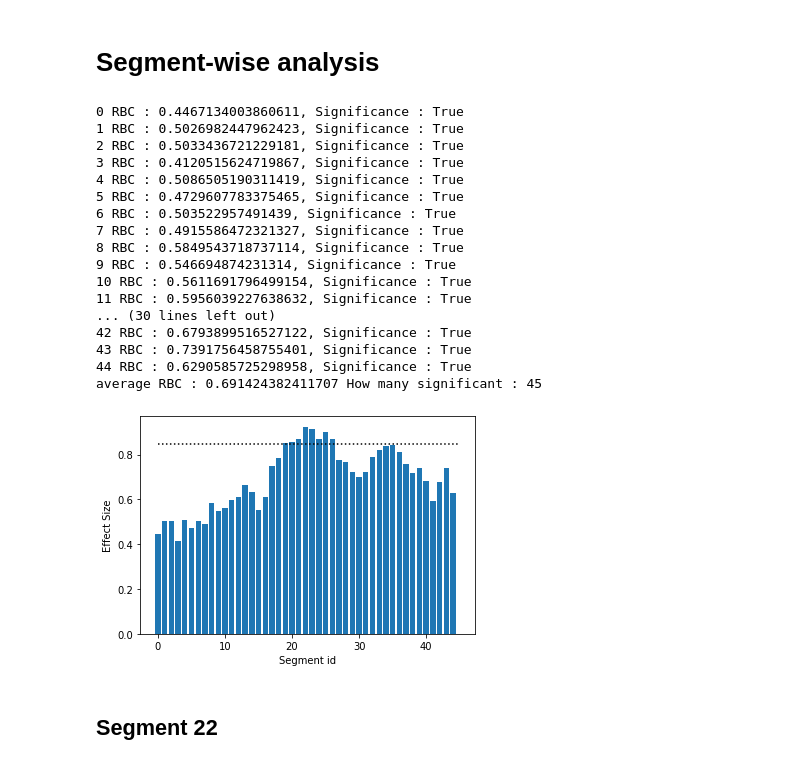
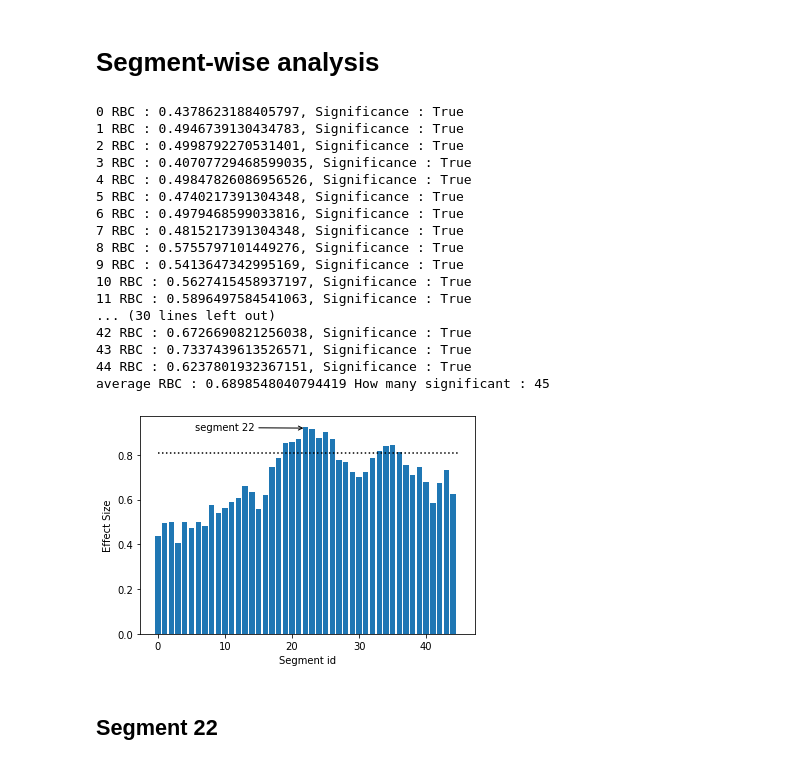
Before and after one commit to mesahwi/Birdsong_Continuity, a Jupyter notebook: example_runs/Analysis.ipynb, the cells around one changed output. Saved outputs shown, nothing was run; the diff lists cells and outputs as text; code cells hidden in the pictures.

```diff
--- a/example_runs/Analysis.ipynb
+++ b/example_runs/Analysis.ipynb
@@ -30,6 +58,6 @@ SEG_DIR = WHOLE_DIR+'segments/'
 whole = glob(WHOLE_DIR+'*.csv')
 df_whole = pd.read_csv(whole[0], index_col=0)
 # %%
-whole_wilcoxon = pg.wilcoxon(df_whole['CNS_Rmins'], df_whole['RNS_Ravgs'], tail='one-sided')
+whole_wilcoxon = pg.wilcoxon(df_whole['CNS_Rmins'], df_whole['RNS_Ravgs'], alternative='less')
 whole_wilcoxon
 # %% [output]
@@ -70,7 +98,7 @@ for filename in tqdm(seg_file_names):
 ws = []
 num_sigs = 0
 for i, df in enumerate(df_list):
-    w = pg.wilcoxon(df['CNS_Rmins'], df['RNS_Ravgs'], tail='one-sided')
+    w = pg.wilcoxon(df['CNS_Rmins'], df['RNS_Ravgs'], alternative='less')
     ws.append(abs(w.RBC.values[0]))
 
     if w["p-val"].values[0] < 0.05:
@@ -82,31 +110,34 @@ for i, df in enumerate(df_list):
 
 print('average RBC :', np.mean(ws), 'How many significant :', num_sigs)
 # %% [output]
-0 RBC : 0.4467134003860611, Significance : True
-1 RBC : 0.5026982447962423, Significance : True
-2 RBC : 0.5033436721229181, Significance : True
-3 RBC : 0.4120515624719867, Significance : True
-4 RBC : 0.5086505190311419, Significance : True
-5 RBC : 0.4729607783375465, Significance : True
-6 RBC : 0.503522957491439, Significance : True
-7 RBC : 0.4915586472321327, Significance : True
-8 RBC : 0.5849543718737114, Significance : True
-9 RBC : 0.546694874231314, Significance : True
-10 RBC : 0.5611691796499154, Significance : True
-11 RBC : 0.5956039227638632, Significance : True
+0 RBC : 0.4378623188405797, Significance : True
+1 RBC : 0.4946739130434783, Significance : True
+2 RBC : 0.4998792270531401, Significance : True
+3 RBC : 0.40707729468599035, Significance : True
+4 RBC : 0.49847826086956526, Significance : True
+5 RBC : 0.4740217391304348, Significance : True
+6 RBC : 0.4979468599033816, Significance : True
+7 RBC : 0.4815217391304348, Significance : True
+8 RBC : 0.5755797101449276, Significance : True
+9 RBC : 0.5413647342995169, Significance : True
+10 RBC : 0.5627415458937197, Significance : True
+11 RBC : 0.5896497584541063, Significance : True
 ... (30 lines left out)
-42 RBC : 0.6793899516527122, Significance : True
-43 RBC : 0.7391756458755401, Significance : True
-44 RBC : 0.6290585725298958, Significance : True
-average RBC : 0.691424382411707 How many significant : 45
+42 RBC : 0.6726690821256038, Significance : True
+43 RBC : 0.7337439613526571, Significance : True
+44 RBC : 0.6237801932367151, Significance : True
+average RBC : 0.6898548040794419 How many significant : 45
 # %%
 fig, ax = plt.subplots(1,1)
 ax.set_ylabel('Effect Size')
 ax.set_xlabel('Segment id')
 ax.hlines(y=abs(whole_wilcoxon.RBC), xmin=0, xmax=45, linestyles='dotted')
-ax.bar(x=np.arange(len(ws)), height=[abs(x) for x in ws]);
+ax.bar(x=np.arange(len(ws)), height=[abs(x) for x in ws])
+ax.annotate('segment 22', ha = 'center', va = 'bottom',  xy=(22,0.92), xytext=(10,0.90),
+            arrowprops = {'arrowstyle':"->",
+                            'connectionstyle':"arc3"});
 # %% [output]
-[figure, old version]
+[figure, new version]
 # %% [markdown]
 ## Segment 22
 # %%
```
Also changed, not shown: parts of 7 cells of this notebook.
